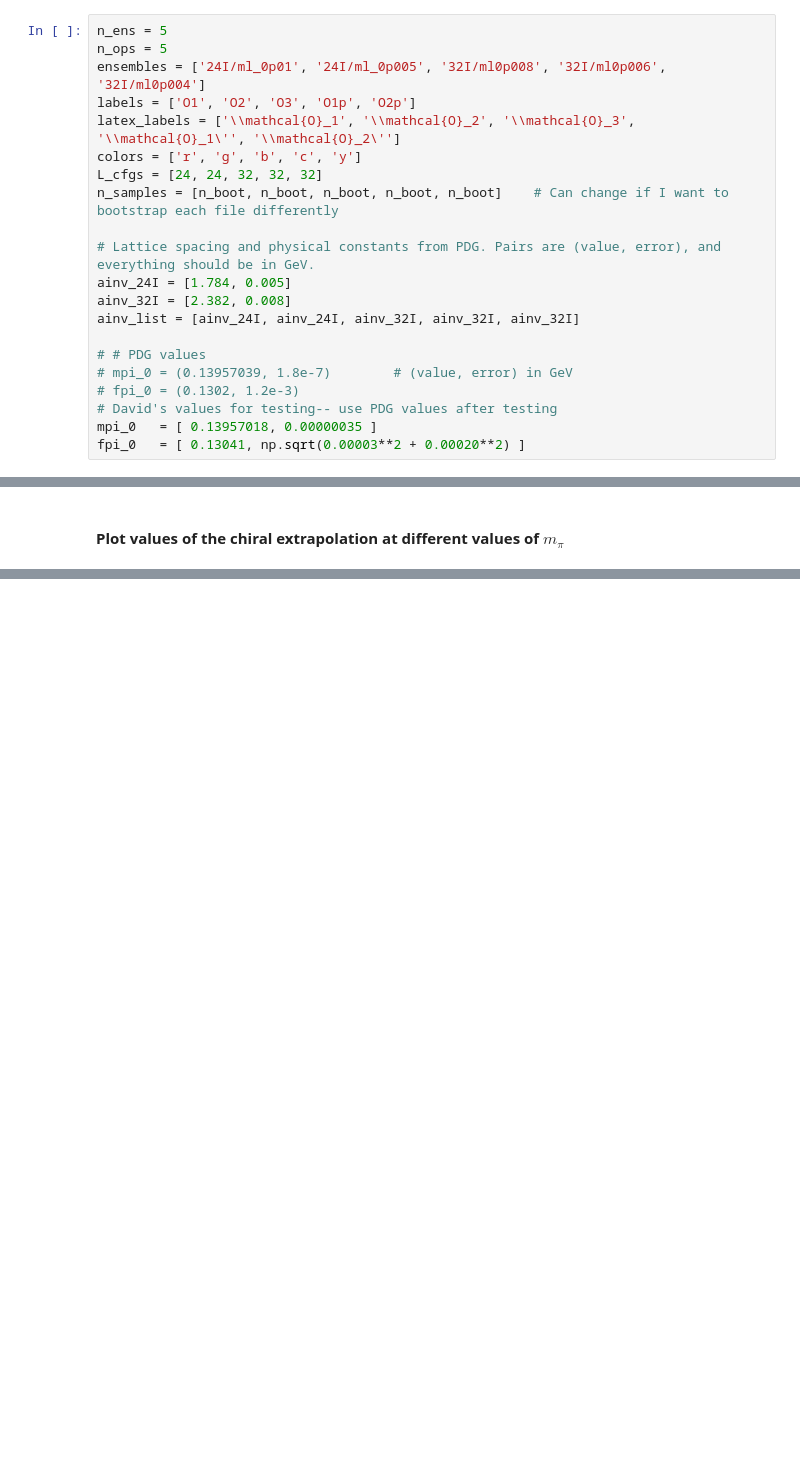
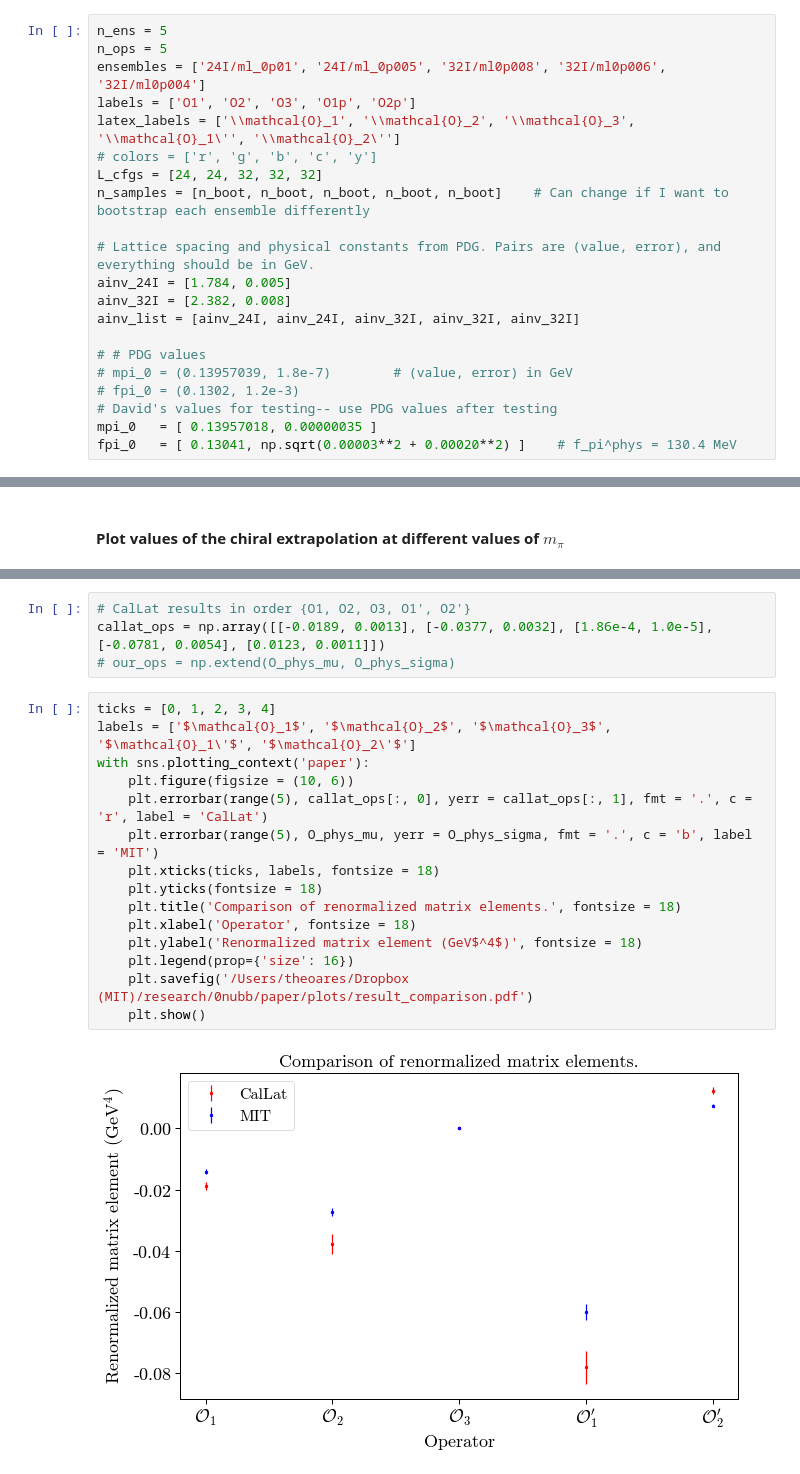
Before and after one commit to poare/lqcd, a Jupyter notebook: 0nubb/python_scripts/Chiral Extrapolation.ipynb, the cells around one changed output, grey strips where cells are left out. Cells and saved outputs as stored; diff of their text form; blank space fills up the shorter version.

```diff
--- a/0nubb/python_scripts/Chiral Extrapolation.ipynb
+++ b/0nubb/python_scripts/Chiral Extrapolation.ipynb
@@ -34,9 +37,9 @@ n_ops = 5
 ensembles = ['24I/ml_0p01', '24I/ml_0p005', '32I/ml0p008', '32I/ml0p006', '32I/ml0p004']
 labels = ['O1', 'O2', 'O3', 'O1p', 'O2p']
 latex_labels = ['\\mathcal{O}_1', '\\mathcal{O}_2', '\\mathcal{O}_3', '\\mathcal{O}_1\'', '\\mathcal{O}_2\'']
-colors = ['r', 'g', 'b', 'c', 'y']
+# colors = ['r', 'g', 'b', 'c', 'y']
 L_cfgs = [24, 24, 32, 32, 32]
-n_samples = [n_boot, n_boot, n_boot, n_boot, n_boot]    # Can change if I want to bootstrap each file differently
+n_samples = [n_boot, n_boot, n_boot, n_boot, n_boot]    # Can change if I want to bootstrap each ensemble differently
 
 # Lattice spacing and physical constants from PDG. Pairs are (value, error), and everything should be in GeV.
 ainv_24I = [1.784, 0.005]
@@ -48,7 +51,7 @@ ainv_list = [ainv_24I, ainv_24I, ainv_32I, ainv_32I, ainv_32I]
 # fpi_0 = (0.1302, 1.2e-3)
 # David's values for testing-- use PDG values after testing
 mpi_0   = [ 0.13957018, 0.00000035 ]
-fpi_0   = [ 0.13041, np.sqrt(0.00003**2 + 0.00020**2) ]
+fpi_0   = [ 0.13041, np.sqrt(0.00003**2 + 0.00020**2) ]    # f_pi^phys = 130.4 MeV
 # %%
 n_samples = [n_boot, n_boot, n_boot, n_boot, n_boot]    # Can change if I want to bootstrap each file differently
 mpi_0_ens, fpi_0_ens = Superboot(n_ens), Superboot(n_ens)
@@ -904,0 +1157,21 @@ Tests with David's data: Run the full analysis by taking David's data points in
+# %%
+# CalLat results in order {O1, O2, O3, O1', O2'}
+callat_ops = np.array([[-0.0189, 0.0013], [-0.0377, 0.0032], [1.86e-4, 1.0e-5], [-0.0781, 0.0054], [0.0123, 0.0011]])
+# our_ops = np.extend(O_phys_mu, O_phys_sigma)
+# %%
+ticks = [0, 1, 2, 3, 4]
+labels = ['$\mathcal{O}_1$', '$\mathcal{O}_2$', '$\mathcal{O}_3$', '$\mathcal{O}_1\'$', '$\mathcal{O}_2\'$']
+with sns.plotting_context('paper'):
+    plt.figure(figsize = (10, 6))
+    plt.errorbar(range(5), callat_ops[:, 0], yerr = callat_ops[:, 1], fmt = '.', c = 'r', label = 'CalLat')
+    plt.errorbar(range(5), O_phys_mu, yerr = O_phys_sigma, fmt = '.', c = 'b', label = 'MIT')
+    plt.xticks(ticks, labels, fontsize = 18)
+    plt.yticks(fontsize = 18)
+    plt.title('Comparison of renormalized matrix elements.', fontsize = 18)
+    plt.xlabel('Operator', fontsize = 18)
+    plt.ylabel('Renormalized matrix element (GeV$^4$)', fontsize = 18)
+    plt.legend(prop={'size': 16})
+    plt.savefig('/Users/theoares/Dropbox (MIT)/research/0nubb/paper/plots/result_comparison.pdf')
+    plt.show()
+# %% [output]
+[figure, added]
```
Also changed, not shown: parts of 57 cells of this notebook, 24 other files.
